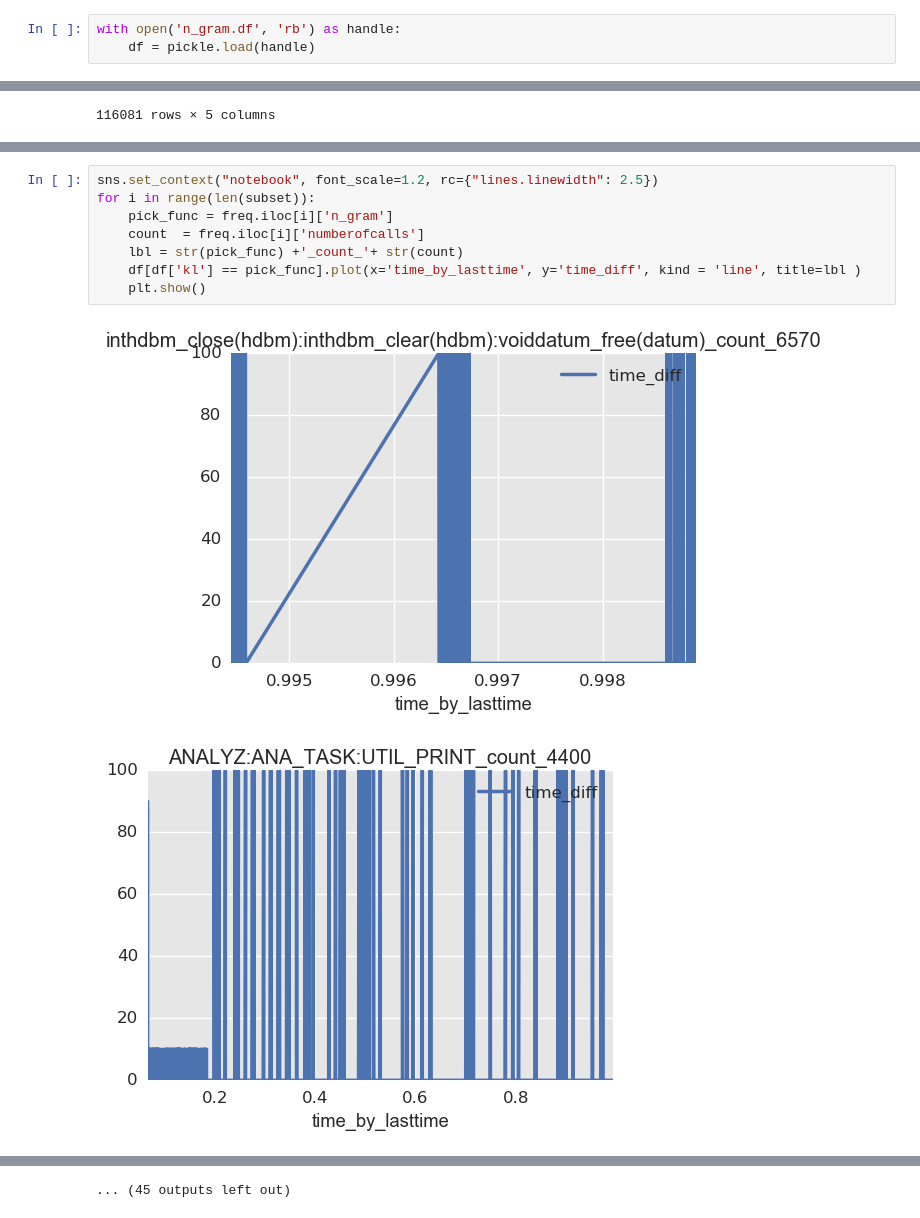
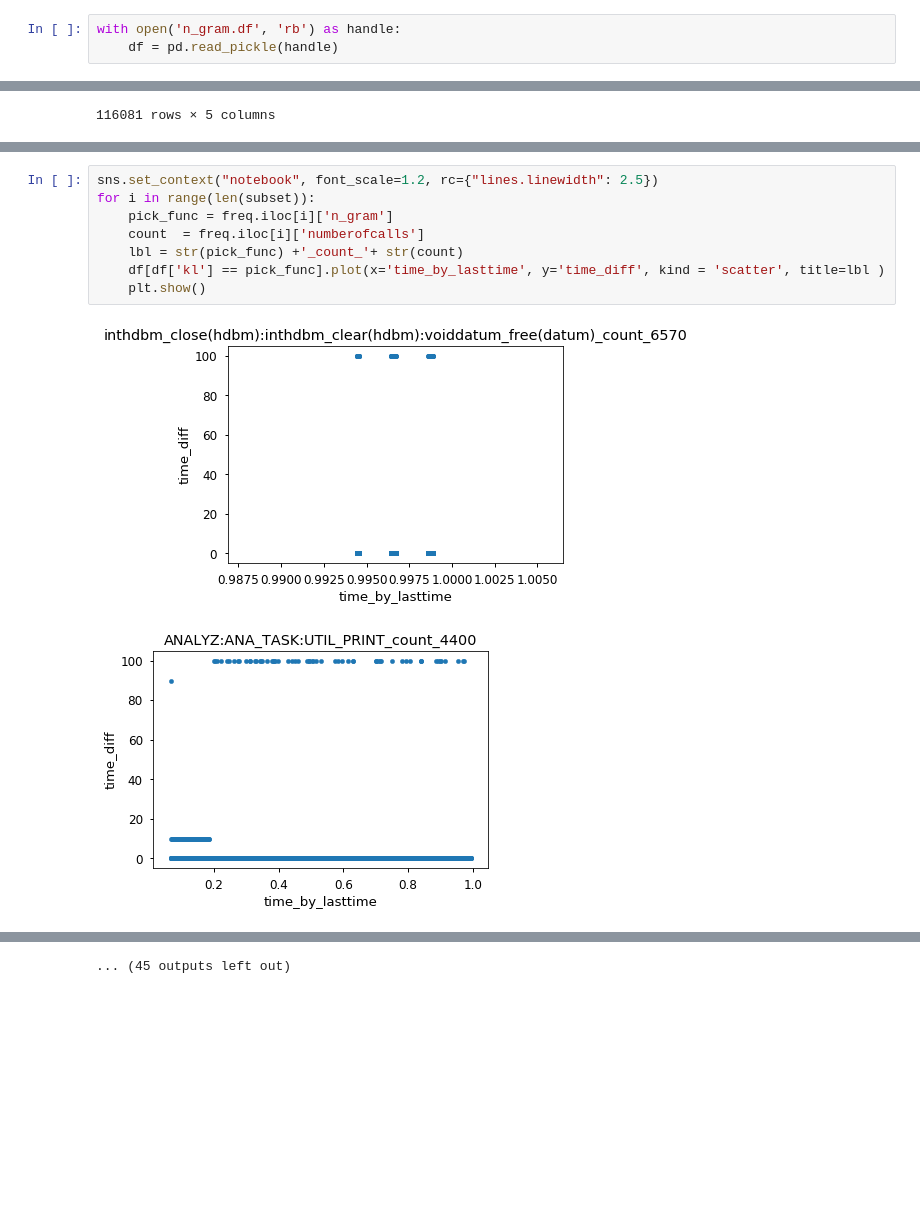
Before and after one commit to CODARcode/PerformanceAnalysis, a Jupyter notebook: src/n_gram analysis.ipynb, the cells around one changed output, grey strips where cells are left out. Drawn from its saved outputs; the diff is of its cells as text; blank space fills up the shorter version.

Commit message:
Added scatter plot

```diff
--- a/src/n_gram analysis.ipynb
+++ b/src/n_gram analysis.ipynb
@@ -7,6 +9,6 @@ import matplotlib.pyplot as plt
 # %%
 with open('n_gram.df', 'rb') as handle:
-    df = pickle.load(handle)
+    df = pd.read_pickle(handle)
 # %%
 df
 # %% [output]
@@ -61,11 +65,11 @@ subset
 # %%
 sns.set_context("notebook", font_scale=1.2, rc={"lines.linewidth": 2.5})
 for i in range(len(subset)):
     pick_func = freq.iloc[i]['n_gram']
     count  = freq.iloc[i]['numberofcalls']
     lbl = str(pick_func) +'_count_'+ str(count)
-    df[df['kl'] == pick_func].plot(x='time_by_lasttime', y='time_diff', kind = 'line', title=lbl )
+    df[df['kl'] == pick_func].plot(x='time_by_lasttime', y='time_diff', kind = 'scatter', title=lbl )
     plt.show()
 # %% [output]
-[figure, old version]
+[figure, new version]
-[figure, old version]
+[figure, new version]
```
Also changed, not shown: parts of 4 cells of this notebook.
